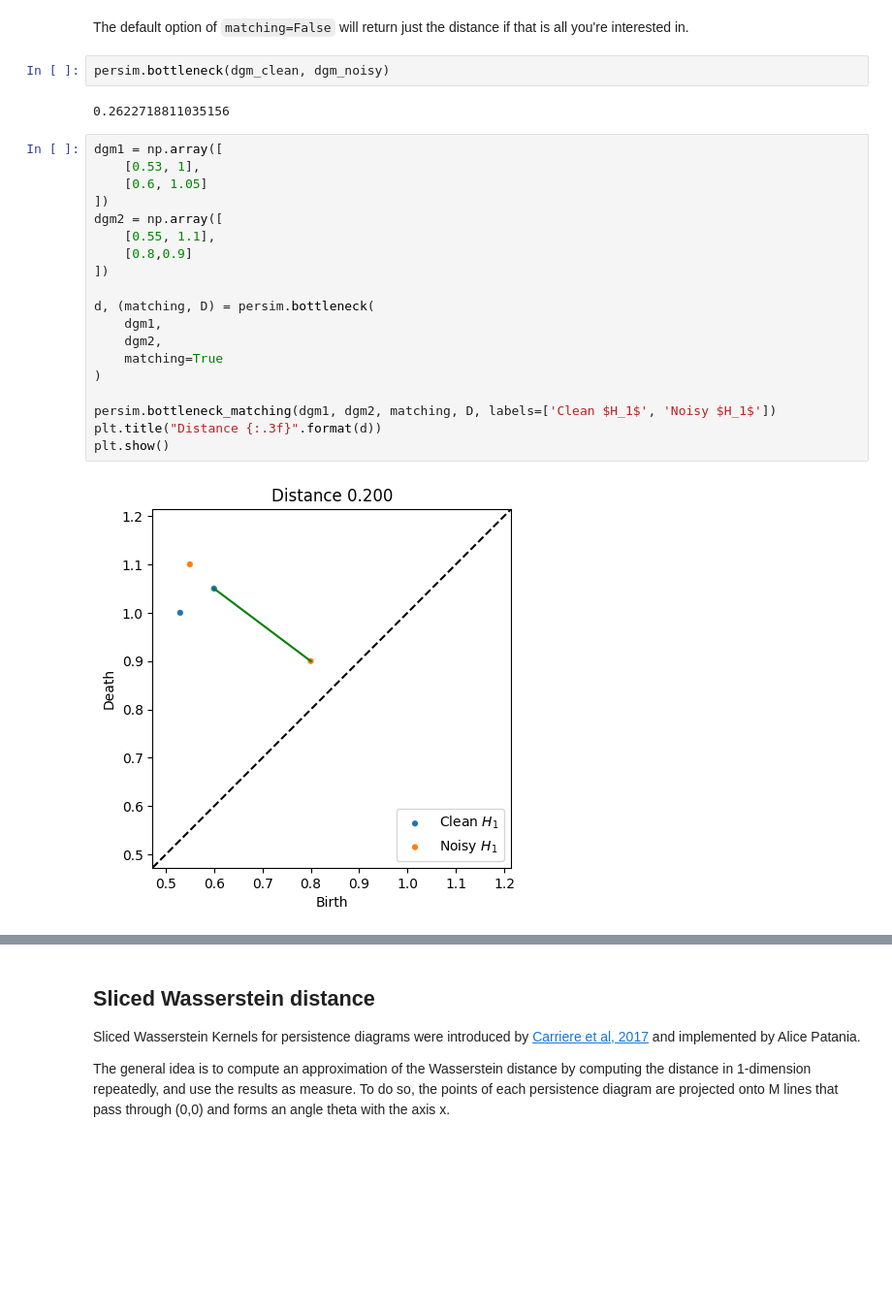
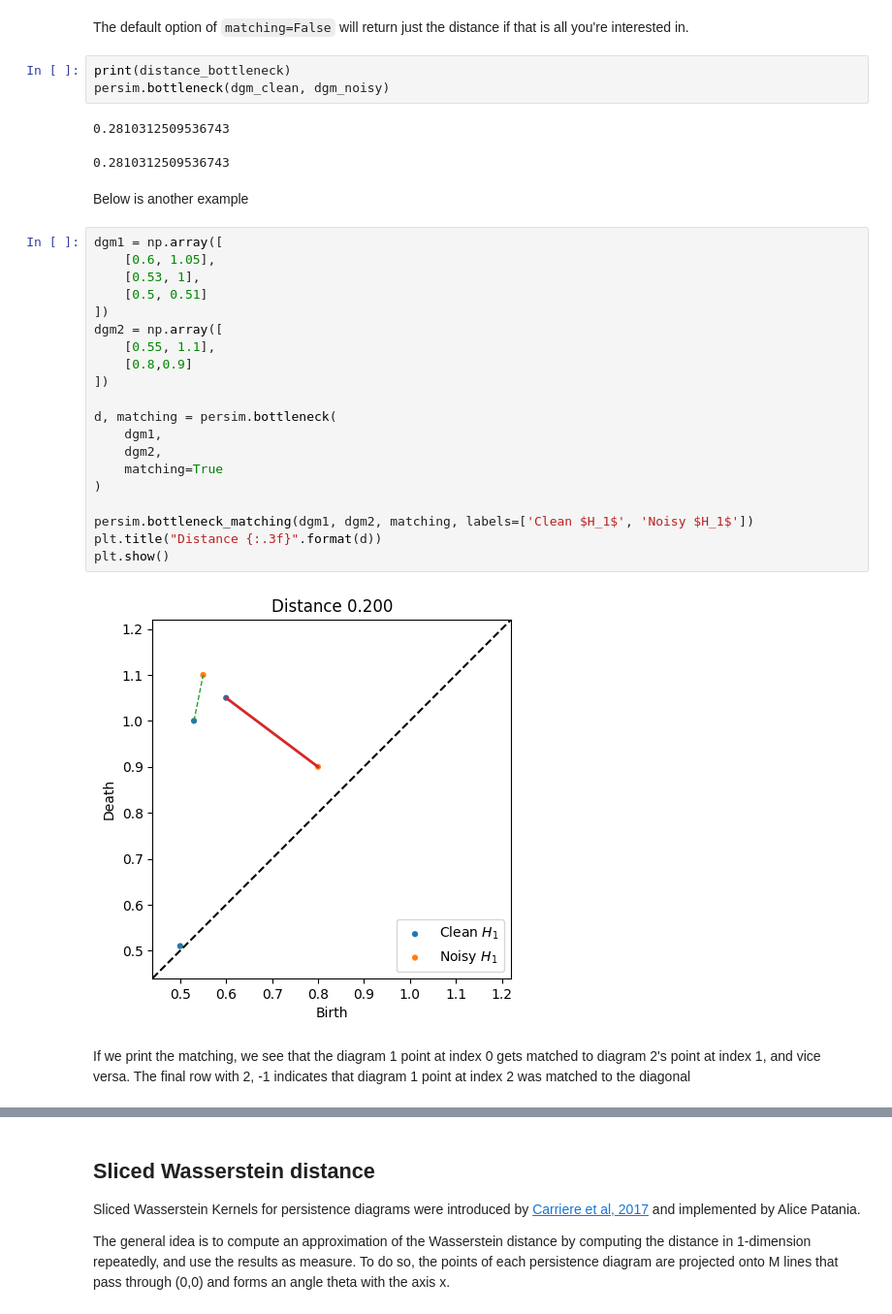
Before and after one commit to scikit-tda/persim, a Jupyter notebook: docs/notebooks/distances.ipynb, the cells around one changed output, grey strips where cells are left out. Shown at 97% size. Cells and saved outputs as stored; diff of their text form; blank space fills up the shorter version.

Commit message:
Fixed up bottleneck and came up with better conventions for plotting matching, but wasserstein is still broken

```diff
--- a/docs/notebooks/distances.ipynb
+++ b/docs/notebooks/distances.ipynb
@@ -46,28 +46,35 @@ plt.show()
 # %% [markdown]
 The default option of `matching=False` will return just the distance if that is all you're interested in.
 # %%
+print(distance_bottleneck)
 persim.bottleneck(dgm_clean, dgm_noisy)
 # %% [output]
-0.2622718811035156
+0.2810312509536743
+0.2810312509536743
+# %% [markdown]
+Below is another example
 # %%
 dgm1 = np.array([
+    [0.6, 1.05],
     [0.53, 1],
-    [0.6, 1.05]
+    [0.5, 0.51]
 ])
 dgm2 = np.array([
     [0.55, 1.1],
     [0.8,0.9]
 ])
 
-d, (matching, D) = persim.bottleneck(
+d, matching = persim.bottleneck(
     dgm1,
     dgm2,
     matching=True
 )
 
-persim.bottleneck_matching(dgm1, dgm2, matching, D, labels=['Clean $H_1$', 'Noisy $H_1$'])
+persim.bottleneck_matching(dgm1, dgm2, matching, labels=['Clean $H_1$', 'Noisy $H_1$'])
 plt.title("Distance {:.3f}".format(d))
 plt.show()
 # %% [output]
-[figure, old version]
+[figure, new version]
+# %% [markdown]
+If we print the matching, we see that the diagram 1 point at index 0 gets matched to diagram 2's point at index 1, and vice versa.  The final row with 2, -1 indicates that diagram 1 point at index 2 was matched to the diagonal
 # %%
```
Also changed, not shown: parts of 13 cells of this notebook, 5 other files.
